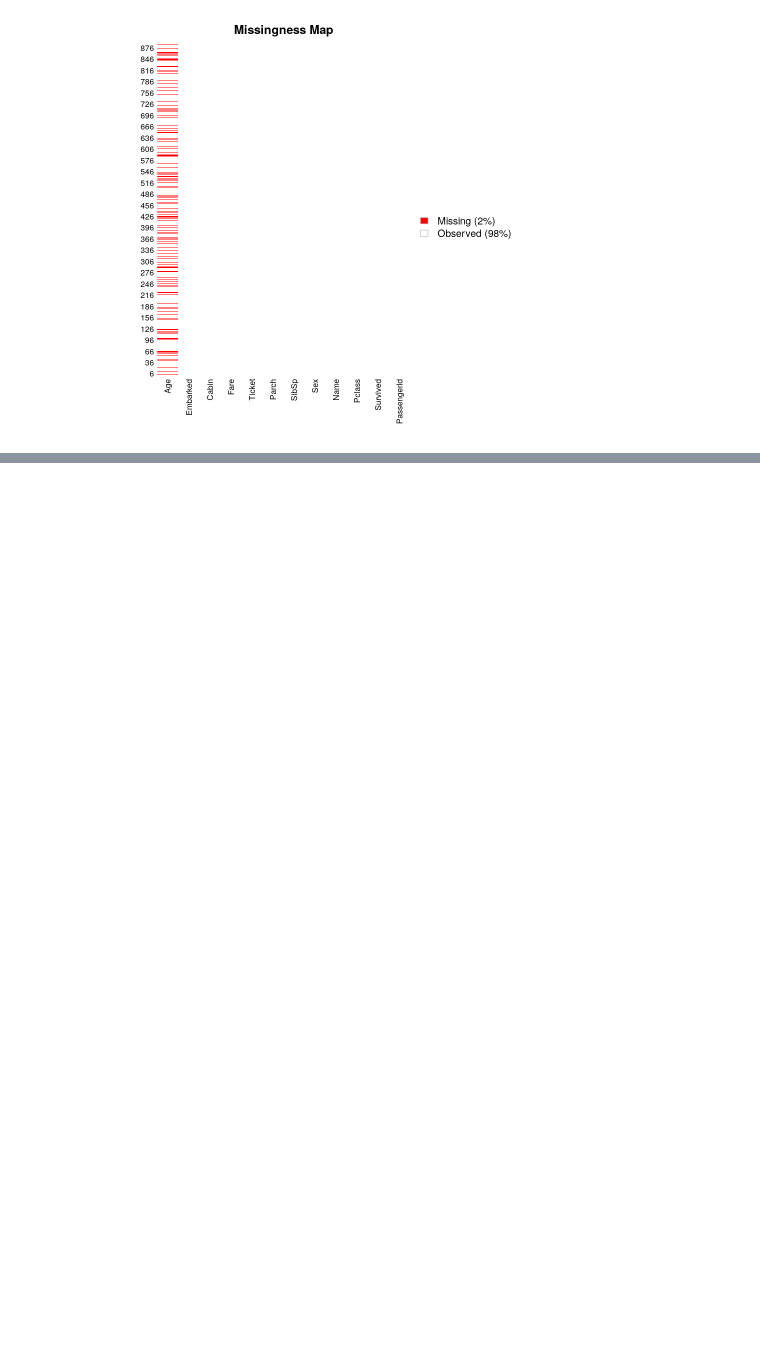
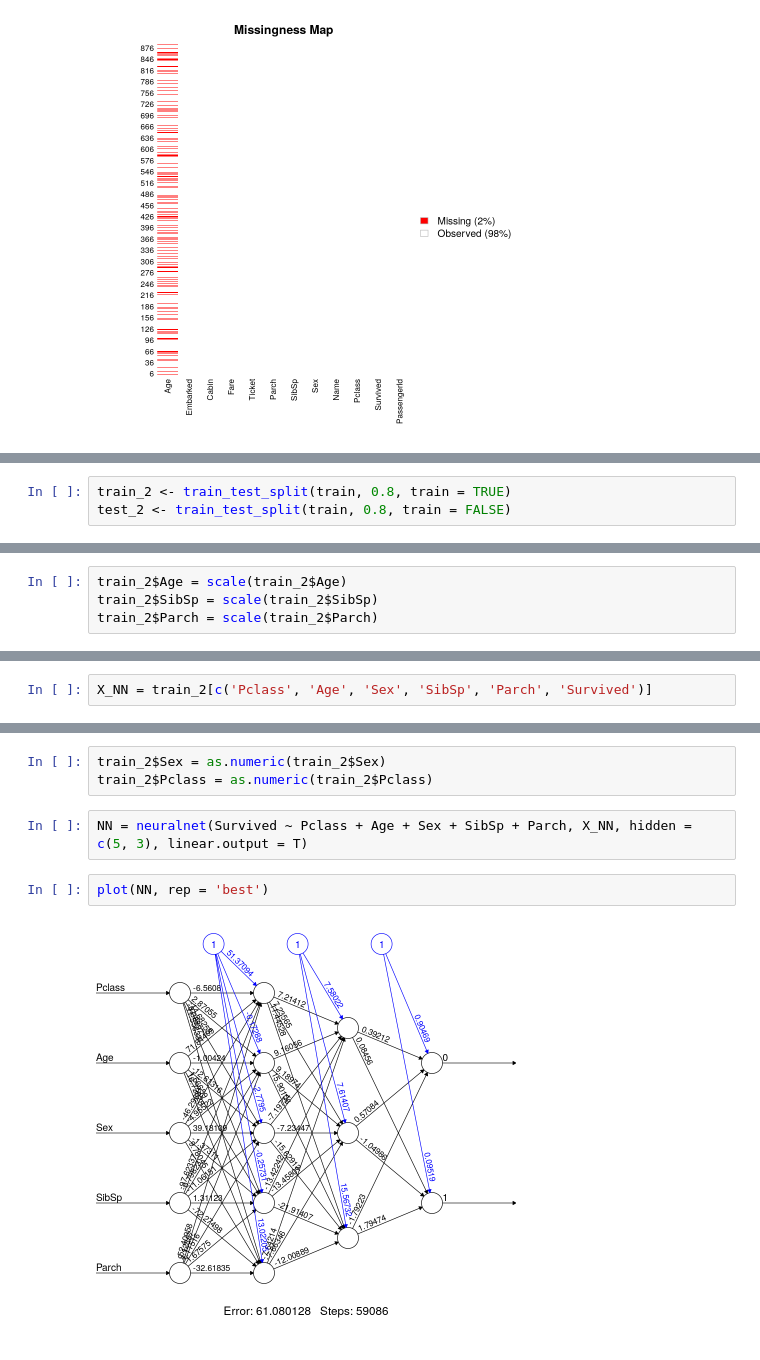
Before and after one commit to igor-yamamoto/EEL_EstatMultiVarRN, a Jupyter notebook: Titanic.ipynb, the cells around one changed output, grey strips where cells are left out. Cells and saved outputs as stored; diff of their text form; blank space fills up the shorter version.

```diff
--- a/Titanic.ipynb
+++ b/Titanic.ipynb
@@ -76,0 +149,3 @@ missmap(train, col=c("red", "white"))
+# %%
+train_2 <- train_test_split(train, 0.8, train = TRUE)
+test_2 <- train_test_split(train, 0.8, train = FALSE)
@@ -76,0 +166,4 @@ missmap(train, col=c("red", "white"))
+# %%
+train_2$Age = scale(train_2$Age)
+train_2$SibSp = scale(train_2$SibSp)
+train_2$Parch = scale(train_2$Parch)
@@ -76,0 +172,2 @@ missmap(train, col=c("red", "white"))
+# %%
+X_NN = train_2[c('Pclass', 'Age', 'Sex', 'SibSp', 'Parch', 'Survived')]
@@ -76,0 +186,9 @@ missmap(train, col=c("red", "white"))
+# %%
+train_2$Sex = as.numeric(train_2$Sex)
+train_2$Pclass = as.numeric(train_2$Pclass)
+# %%
+NN = neuralnet(Survived ~ Pclass + Age + Sex + SibSp + Parch, X_NN, hidden = c(5, 3), linear.output = T)
+# %%
+plot(NN, rep = 'best')
+# %% [output]
+[figure, added]
```
Also changed, not shown: parts of 18 cells of this notebook, 3 other files.
